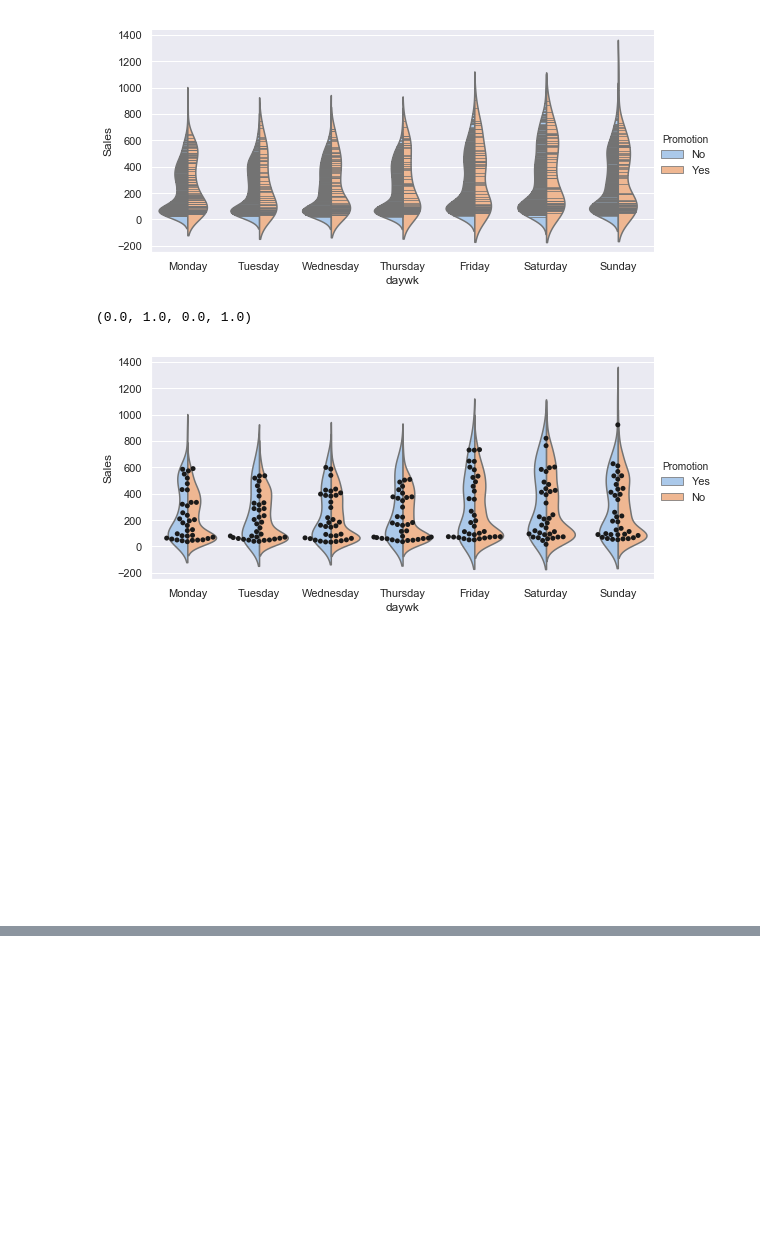
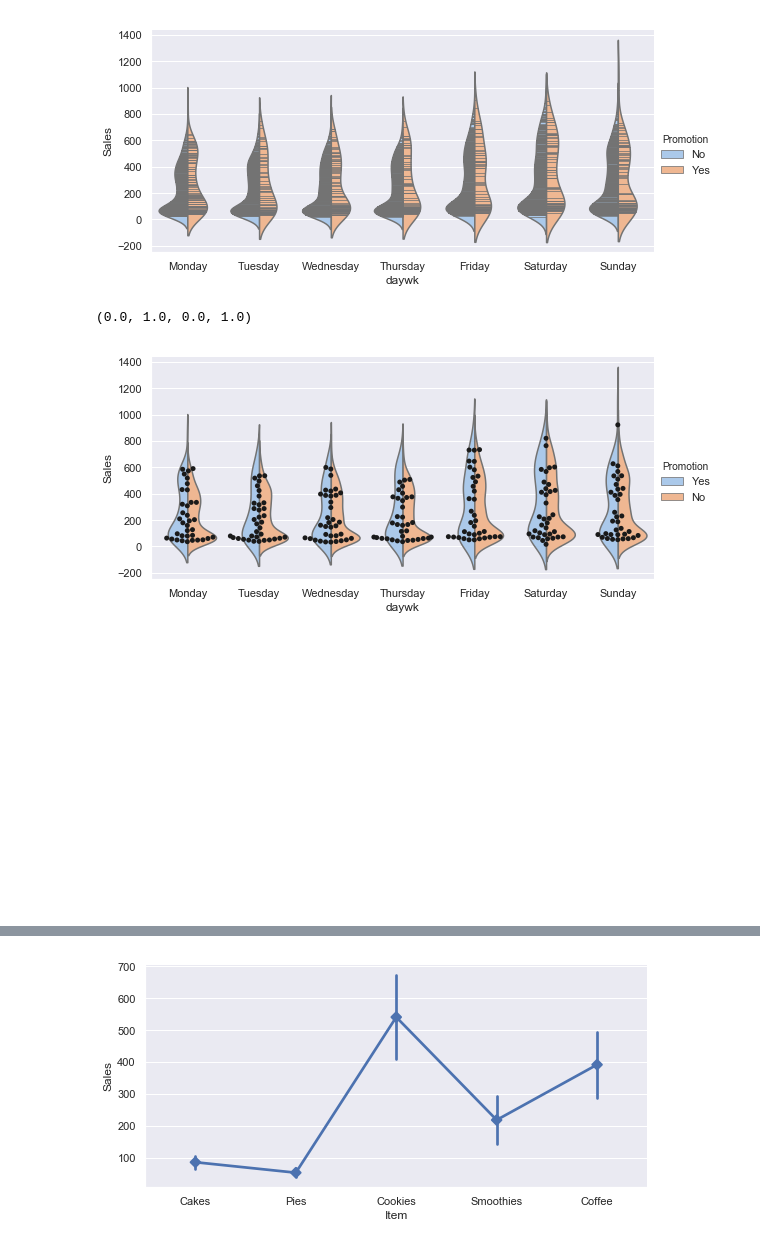
Before and after one commit to allaccountstaken/matplotlib, a Jupyter notebook: seaboard_workout.ipynb, the cells around one changed output, grey strips where cells are left out. Drawn from its saved outputs; the diff is of its cells as text; code cells hidden in the pictures; blank space fills up the shorter version.

```diff
--- a/seaboard_workout.ipynb
+++ b/seaboard_workout.ipynb
@@ -232,0 +241,6 @@ plt.axis('off')
+# %%
+sns.catplot(x='Item', y='Sales', data=long_sales, kind='point',
+           markers='D', ci='sd', height=4, aspect=2)
+plt.show()
+# %% [output]
+[figure, added]
```
Also changed, not shown: parts of 6 cells of this notebook.
